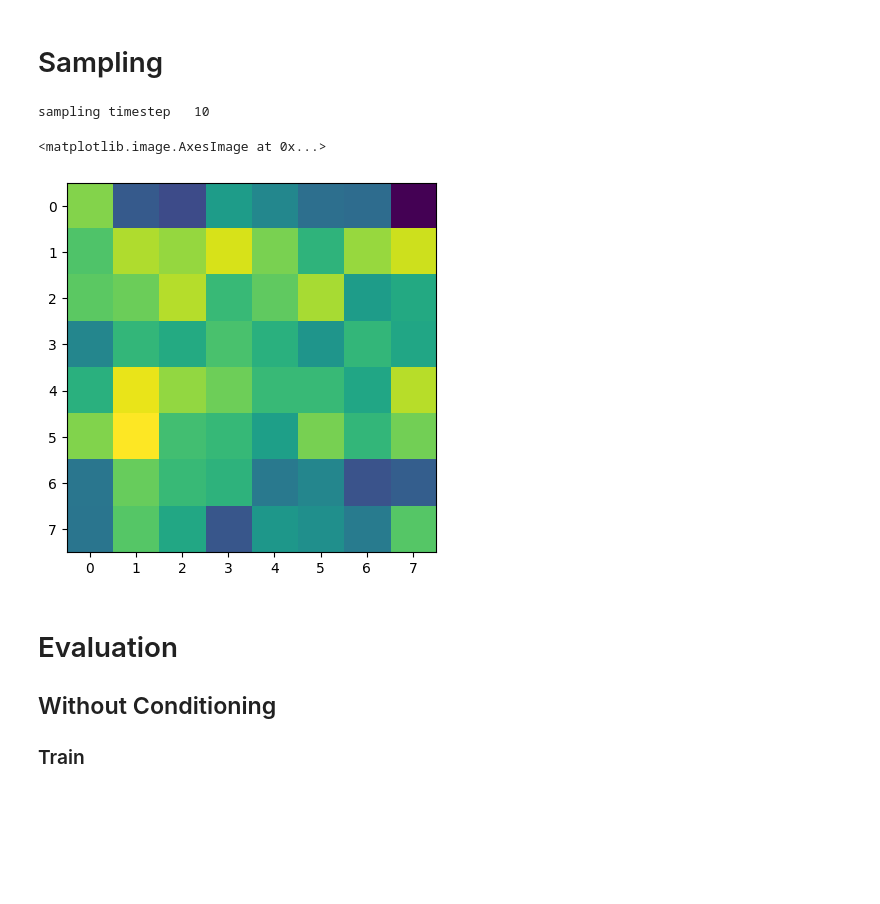
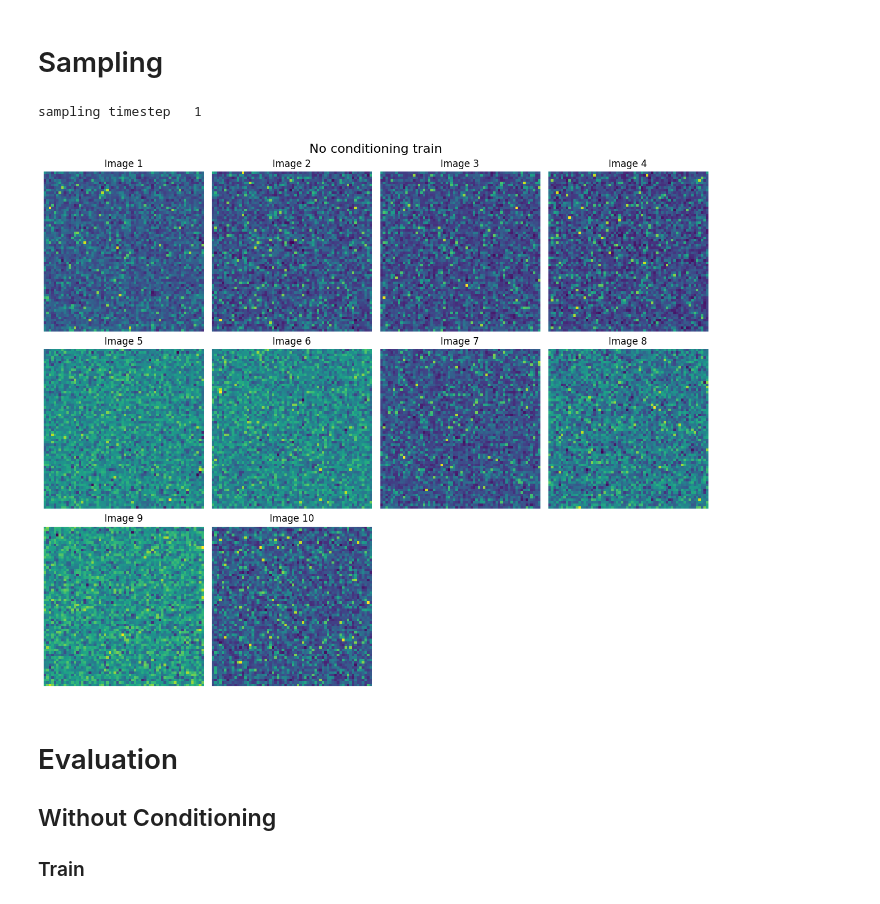
Before and after one commit to 4rn3/Thesis, a Jupyter notebook: src/main_C_Unet.ipynb, the cells around one changed output. Saved outputs shown, nothing was run; the diff lists cells and outputs as text; code cells hidden in the pictures; blank space fills up the shorter version.

```diff
--- a/src/main_C_Unet.ipynb
+++ b/src/main_C_Unet.ipynb
@@ -97,0 +83,3 @@ customer_ids = np.load("./preprocessing/data/customer_led_network_revolution/pep
+# %%
+#Can take a while to load
+train_loader, test_loader, n_cfeat, customer_ids = serve_data(batch_size_config)
@@ -100,6 +96,7 @@ customer_ids = np.load("./preprocessing/data/customer_led_network_revolution/pep
 # %%
 model = ContextUnet(in_channels=channels, n_feat=n_feat, n_cfeat=n_cfeat, height=img_cols, cond_model=cond_model).to(device)
 optim = torch.optim.Adam(model.parameters(), lr=lr)
+writer = SummaryWriter(tb_writer)
 # %% [markdown]
 ## DDPM
 # %% [markdown]
@@ -150,16 +172,49 @@ epoch 1
 # %% [markdown]
 # Sampling
+# %%
+def plot_samples(sample, rows=None, cols=None, figsize=(12, 10), title=None):
+    n_images = sample.shape[0]
+
+    if rows is None and cols is None:
+        cols = math.ceil(math.sqrt(n_images))
+        rows = math.ceil(n_images / cols)
+    elif rows is None:
+        rows = math.ceil(n_images / cols)
+    elif cols is None:
+        cols = math.ceil(n_images / rows)
+
+    fig, axes = plt.subplots(rows, cols, figsize=figsize)
+
+    if title:
+        fig.suptitle(title, fontsize=16)
+
+    if rows > 1 or cols > 1:
+        axes = axes.flatten()
+    else:
+        axes = [axes]
+
+    for i in range(n_images):
+        if i < len(axes):
+            im = axes[i].imshow(sample[i], cmap='viridis')
+            axes[i].set_title(f'Image {i+1}')
+            axes[i].axis('off')
+
+    for i in range(n_images, len(axes)):
+        axes[i].axis('off')
+
+    plt.tight_layout()
+    plt.show()
 # %%
-sample, _ = ddpm.sample_ddpm_context(n_sample=1, context=None, channels=channels, height=img_cols,
+sample, _ = ddpm.sample_ddpm_context(n_sample=10, context=None, channels=channels, height=img_cols,
                                       device=device, timesteps=timesteps, nn_model=model, beta1=betas[0], beta2=betas[1])
 sample = sample.cpu().numpy()
-sample = np.transpose(sample, (0, 2, 3, 1))
-sample = sample.squeeze(-1)
-plt.imshow(sample.squeeze())
+sample = sample.squeeze()
 # %% [output]
-sampling timestep   10
+sampling timestep   1
-<matplotlib.image.AxesImage at 0x...>
-[figure, removed]
+# %%
+plot_samples(sample, title="No conditioning train")
+# %% [output]
+[figure, added]
 # %% [markdown]
 # Evaluation
 ## Without Conditioning
```
Also changed, not shown: parts of 27 cells of this notebook, 5 other files.
